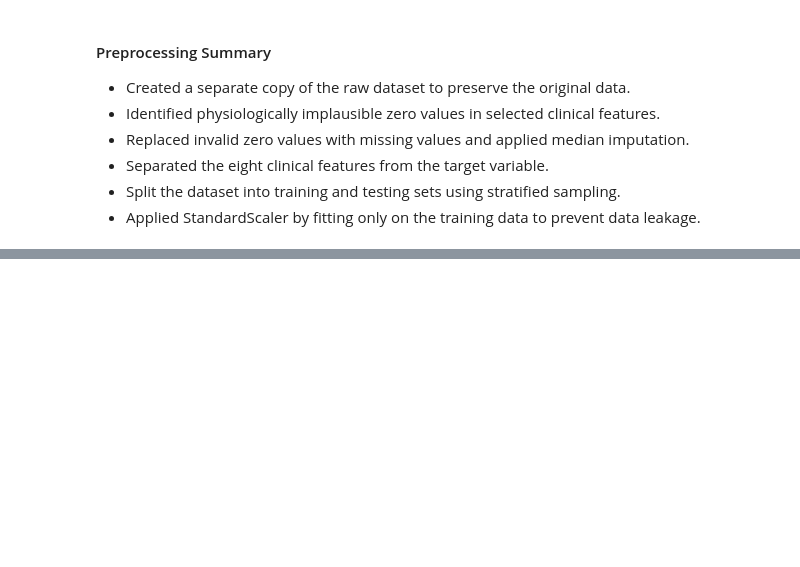
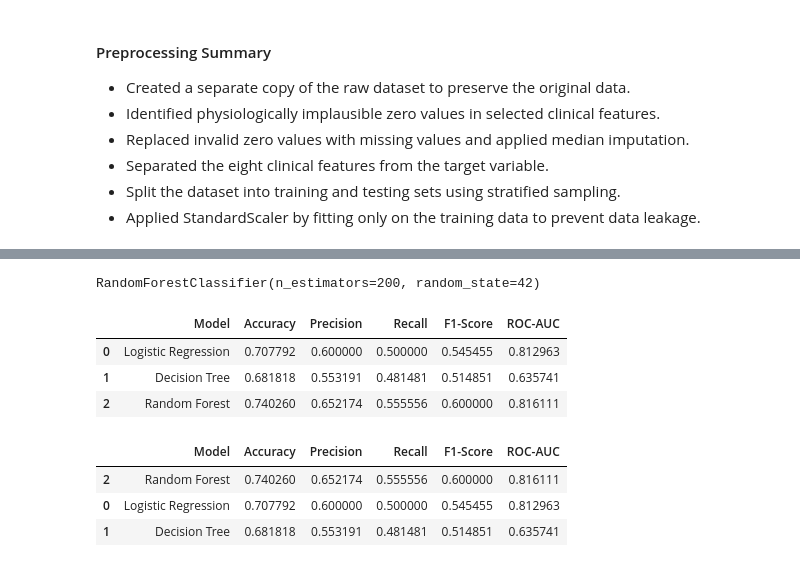
Before and after one commit to VarshaNayak18/medical-disease-prediction, a Jupyter notebook: notebooks/diabetes_prediction.ipynb, the cells around one changed output, grey strips where cells are left out. Cells and saved outputs as stored; diff of their text form; code cells hidden in the pictures; blank space fills up the shorter version.

```diff
--- a/notebooks/diabetes_prediction.ipynb
+++ b/notebooks/diabetes_prediction.ipynb
@@ -385,0 +414,8 @@ Missing values in test data:
+# %%
+logistic_model.fit(X_train_scaled, y_train)
+
+decision_tree_model.fit(X_train_scaled, y_train)
+
+random_forest_model.fit(X_train_scaled, y_train)
+# %% [output]
+RandomForestClassifier(n_estimators=200, random_state=42)
@@ -385,0 +452,48 @@ Missing values in test data:
+# %%
+results = []
+
+results.append(
+    evaluate_model(
+        "Logistic Regression",
+        y_test,
+        y_pred_logistic,
+        y_prob_logistic
+    )
+)
+
+results.append(
+    evaluate_model(
+        "Decision Tree",
+        y_test,
+        y_pred_tree,
+        y_prob_tree
+    )
+)
+
+results.append(
+    evaluate_model(
+        "Random Forest",
+        y_test,
+        y_pred_forest,
+        y_prob_forest
+    )
+)
+# %%
+results_df = pd.DataFrame(results)
+
+results_df
+# %% [output]
+|  | Model | Accuracy | Precision | Recall | F1-Score | ROC-AUC |
+| 0 | Logistic Regression | 0.707792 | 0.600000 | 0.500000 | 0.545455 | 0.812963 |
+| 1 | Decision Tree | 0.681818 | 0.553191 | 0.481481 | 0.514851 | 0.635741 |
+| 2 | Random Forest | 0.740260 | 0.652174 | 0.555556 | 0.600000 | 0.816111 |
+# %%
+results_df.sort_values(
+    by="ROC-AUC",
+    ascending=False
+)
+# %% [output]
+|  | Model | Accuracy | Precision | Recall | F1-Score | ROC-AUC |
+| 2 | Random Forest | 0.740260 | 0.652174 | 0.555556 | 0.600000 | 0.816111 |
+| 0 | Logistic Regression | 0.707792 | 0.600000 | 0.500000 | 0.545455 | 0.812963 |
+| 1 | Decision Tree | 0.681818 | 0.553191 | 0.481481 | 0.514851 | 0.635741 |
```
Also changed, not shown: parts of 10 cells of this notebook.
